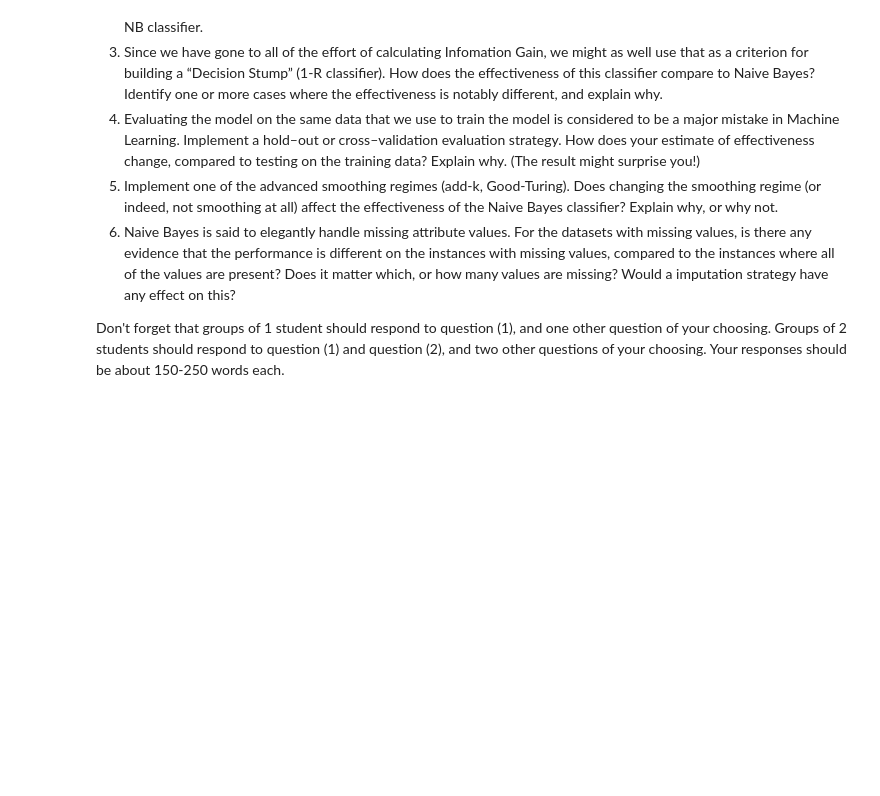
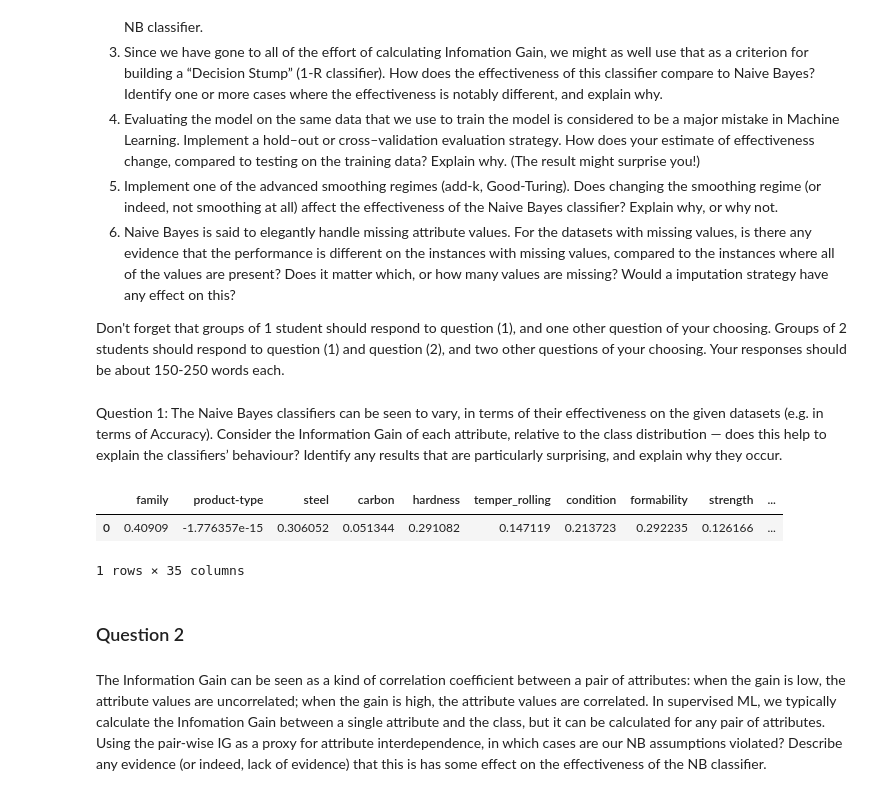
Before and after one commit to xIa066/NaiveBayes, a Jupyter notebook: 2019S1-proj1.ipynb, the cells around one changed output. Drawn from its saved outputs; the diff is of its cells as text; code cells hidden in the pictures; blank space fills up the shorter version.

```diff
--- a/2019S1-proj1.ipynb
+++ b/2019S1-proj1.ipynb
@@ -16,7 +16,8 @@ You may change the prototypes of these functions, and you may write other functi
 # %%
 import pandas as pd
 from collections import defaultdict
-from math import exp, log # natural log, the log base doesn't matter, right?
+import math as m
+def log(x): return m.log(x, 2)
 # %%
 """" Main function
 main(arg[]):
@@ -123,3 +115,0 @@ train(a)
-# %%
-for x in a.iterrows():
-    print(x)
@@ -346,3 +346,37 @@ def info_gain(xs, ys):
 # this function: 0.24674981977443905
 # lectures: IG(outlook|R) = 0.247
 # same! The function is correct.
+# %%
+def get_column(data, column_index):
+    (instances, class_labels, header) = data
+    return [instance[column_index] for instance in instances]
+
+
+# example
+#print(get_column(play, 2))
+#play
+# %% [markdown]
+Question 1:
+The Naive Bayes classifiers can be seen to vary, in terms of their effectiveness on the given datasets (e.g. in terms of Accuracy). Consider the Information Gain of each attribute, relative to the class distribution — does this help to explain the classifiers’ behaviour? Identify any results that are particularly surprising, and explain why they occur.
+# %%
+dataset_name = "anneal"
+data = preprocess(dataset_name)
+attribute_names = data[2][:-1]
+class_labels = data[1]
+
+
+df = []
+for i in range(len(attribute_names)):
+    df.append(info_gain(get_column(data, i), class_labels))
+
+# this is just for pretty output
+df = pd.DataFrame([df], columns = attribute_names)
+df
+# %% [output]
+|  | family | product-type | steel | carbon | hardness | temper_rolling | condition | formability | strength | ... |
+| 0 | 0.40909 | -1.776357e-15 | 0.306052 | 0.051344 | 0.291082 | 0.147119 | 0.213723 | 0.292235 | 0.126166 | ... |
+1 rows × 35 columns
+# %% [markdown]
+### Question 2
+# %% [markdown]
+The Information Gain can be seen as a kind of correlation coefficient between a pair of attributes: when the gain is low, the attribute values are uncorrelated; when the gain is high, the attribute values are correlated. In supervised ML, we typically calculate the Infomation Gain between a single attribute and the class, but it can be calculated for any pair of attributes. Using the pair-wise IG as a proxy for attribute interdependence, in which cases are our NB assumptions violated? Describe any evidence (or indeed, lack of evidence) that this is has some effect on the effectiveness of the NB classifier.
```
Also changed, not shown: parts of 22 cells of this notebook.
